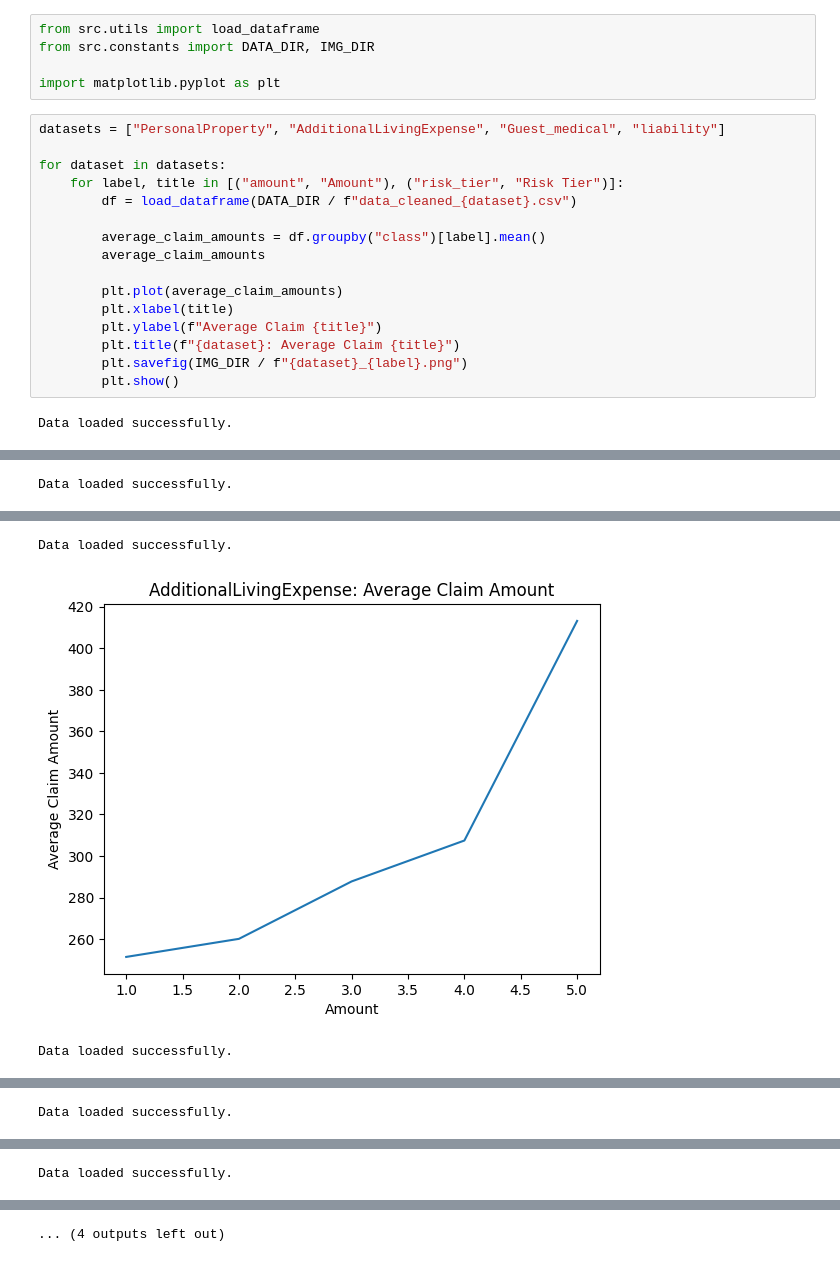
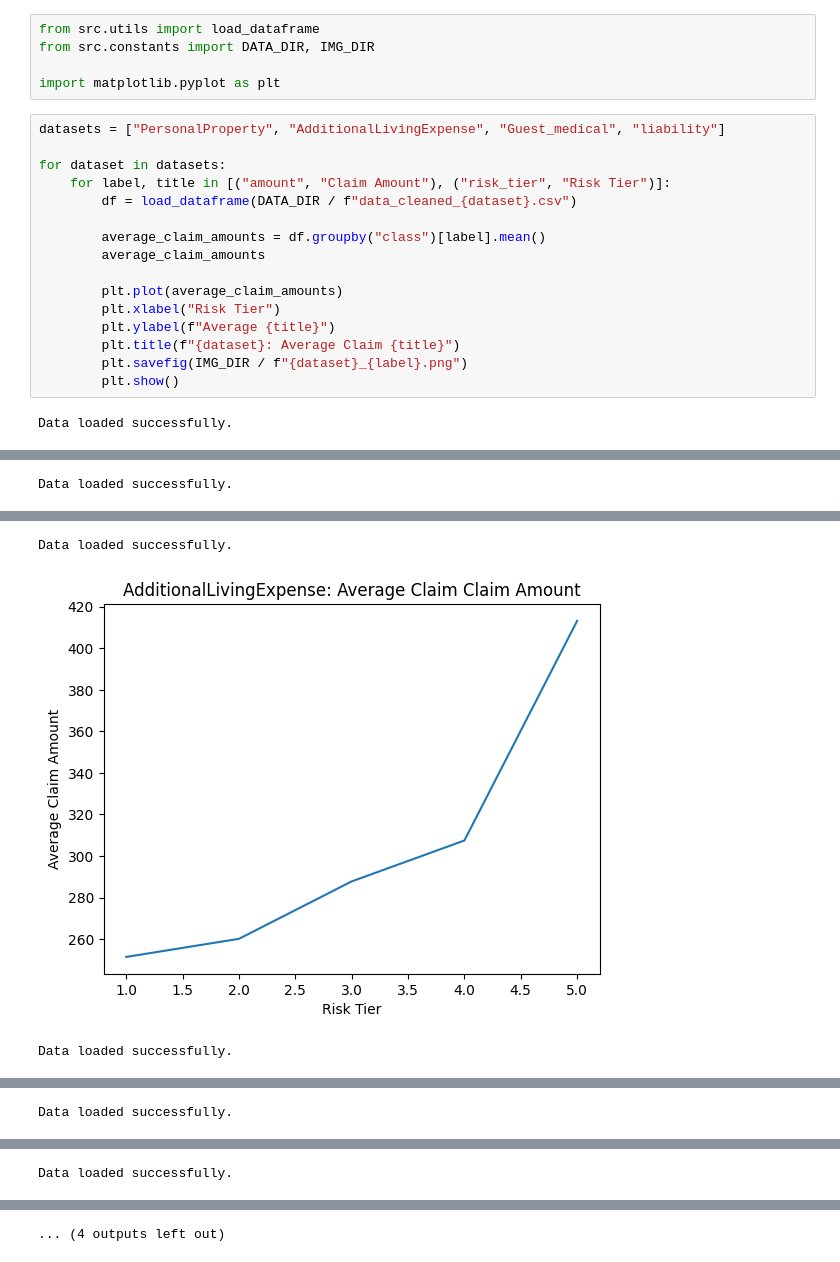
Before and after one commit to kyleosung/CAS_Meeting_2025, a Jupyter notebook: notebook/5-risk_tier_vs_class.ipynb, the cells around one changed output, grey strips where cells are left out. Saved outputs shown, nothing was run; the diff lists cells and outputs as text.

```diff
--- a/notebook/5-risk_tier_vs_class.ipynb
+++ b/notebook/5-risk_tier_vs_class.ipynb
@@ -11,15 +11,15 @@ import matplotlib.pyplot as plt
 datasets = ["PersonalProperty", "AdditionalLivingExpense", "Guest_medical", "liability"]
 
 for dataset in datasets:
-    for label, title in [("amount", "Amount"), ("risk_tier", "Risk Tier")]:
+    for label, title in [("amount", "Claim Amount"), ("risk_tier", "Risk Tier")]:
         df = load_dataframe(DATA_DIR / f"data_cleaned_{dataset}.csv")
 
         average_claim_amounts = df.groupby("class")[label].mean()
         average_claim_amounts
 
         plt.plot(average_claim_amounts)
-        plt.xlabel(title)
-        plt.ylabel(f"Average Claim {title}")
+        plt.xlabel("Risk Tier")
+        plt.ylabel(f"Average {title}")
         plt.title(f"{dataset}: Average Claim {title}")
         plt.savefig(IMG_DIR / f"{dataset}_{label}.png")
         plt.show()
@@ -31,3 +31,3 @@ Data loaded successfully.
 Data loaded successfully.
-[figure, old version]
+[figure, new version]
 Data loaded successfully.
```
Also changed, not shown: parts of 1 cell of this notebook, 8 other files.
